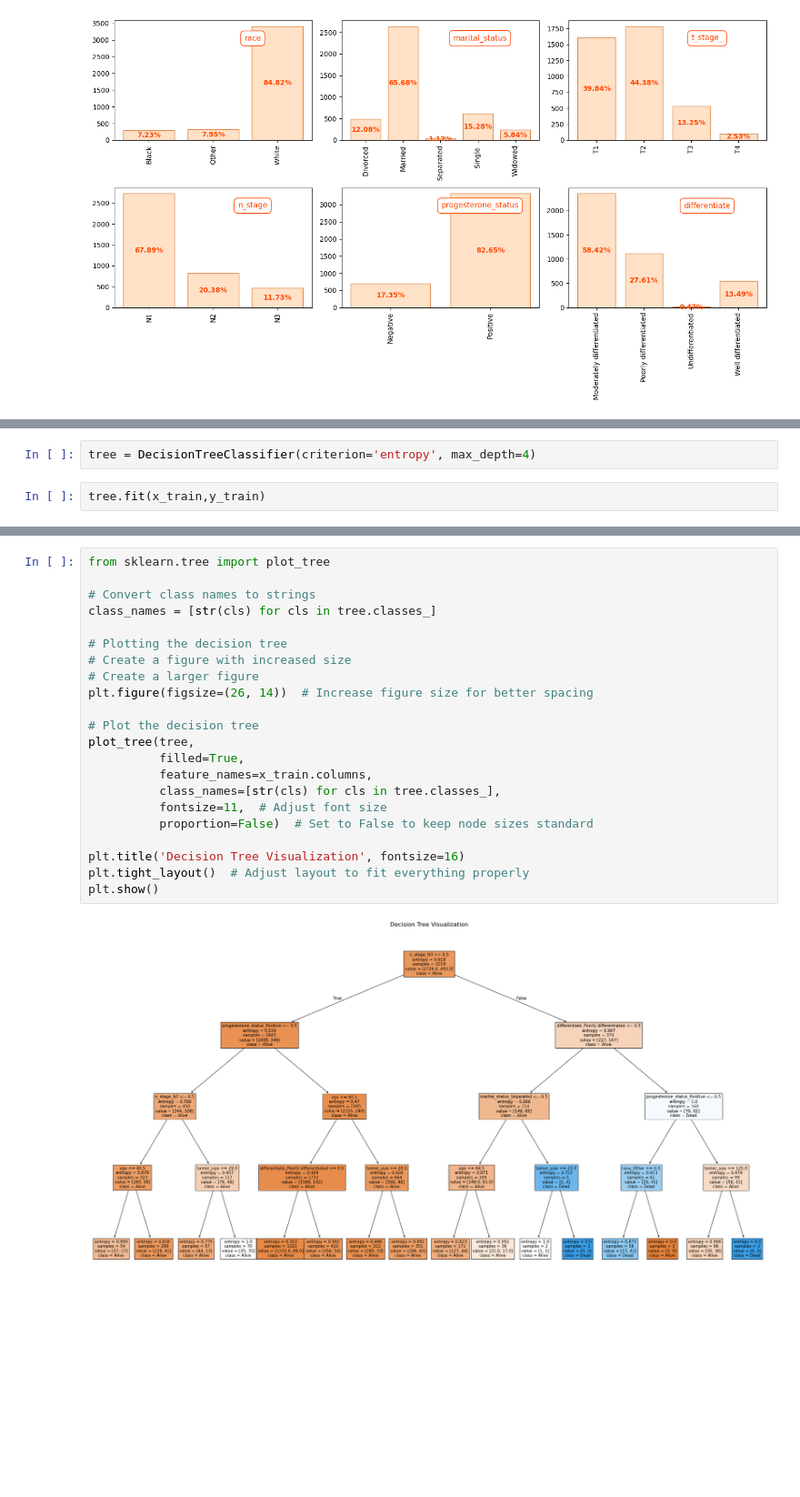
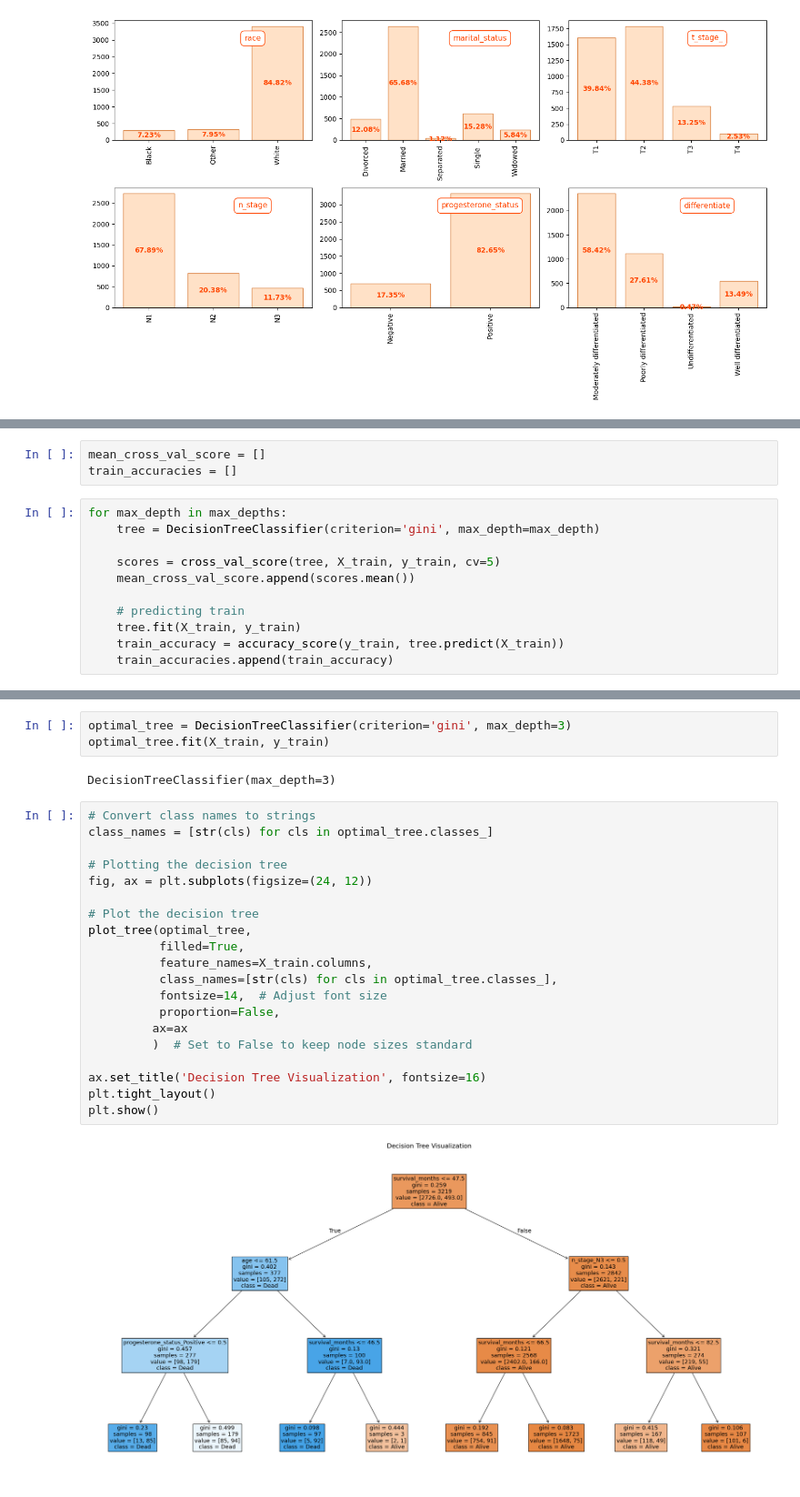
Before and after one commit to mirko-leccese/The-Machine-Learning-Project, a Jupyter notebook: classification/decision-tree.ipynb, the cells around one changed output, grey strips where cells are left out. Shown: that part at 91% size. Saved outputs shown, nothing was run; the diff lists cells and outputs as text; blank space fills up the shorter version.

Commit message:
fix: add decision tree

```diff
--- a/classification/decision-tree.ipynb
+++ b/classification/decision-tree.ipynb
@@ -199,4 +215,14 @@ x_train , x_test , y_train , y_test = train_test_split(X,y , test_size=0.2 ,shuf
+# %%
+mean_cross_val_score = []
+train_accuracies = []
 # %%
-tree = DecisionTreeClassifier(criterion='entropy', max_depth=4)
+for max_depth in max_depths:
+    tree = DecisionTreeClassifier(criterion='gini', max_depth=max_depth)
+
+    scores = cross_val_score(tree, X_train, y_train, cv=5)
+    mean_cross_val_score.append(scores.mean())
+
+    # predicting train
+    tree.fit(X_train, y_train)
+    train_accuracy = accuracy_score(y_train, tree.predict(X_train))
+    train_accuracies.append(train_accuracy)
-# %%
-tree.fit(x_train,y_train)
@@ -205,24 +246,27 @@ DecisionTreeClassifier(criterion='entropy', max_depth=4)
+# %%
+optimal_tree = DecisionTreeClassifier(criterion='gini', max_depth=3)
+optimal_tree.fit(X_train, y_train)
+# %% [output]
+DecisionTreeClassifier(max_depth=3)
 # %%
-from sklearn.tree import plot_tree
-
 # Convert class names to strings
-class_names = [str(cls) for cls in tree.classes_]
+class_names = [str(cls) for cls in optimal_tree.classes_]
 
 # Plotting the decision tree
-# Create a figure with increased size
-# Create a larger figure
-plt.figure(figsize=(26, 14))  # Increase figure size for better spacing
+fig, ax = plt.subplots(figsize=(24, 12))
 
 # Plot the decision tree
-plot_tree(tree,
+plot_tree(optimal_tree,
           filled=True,
-          feature_names=x_train.columns,
-          class_names=[str(cls) for cls in tree.classes_],
-          fontsize=11,  # Adjust font size
-          proportion=False)  # Set to False to keep node sizes standard
+          feature_names=X_train.columns,
+          class_names=[str(cls) for cls in optimal_tree.classes_],
+          fontsize=14,  # Adjust font size
+          proportion=False,
+         ax=ax
+         )  # Set to False to keep node sizes standard
 
-plt.title('Decision Tree Visualization', fontsize=16)
-plt.tight_layout()  # Adjust layout to fit everything properly
+ax.set_title('Decision Tree Visualization', fontsize=16)
+plt.tight_layout()
 plt.show()
 # %% [output]
-[figure, old version]
+[figure, new version]
```
Also changed, not shown: parts of 18 cells of this notebook.
